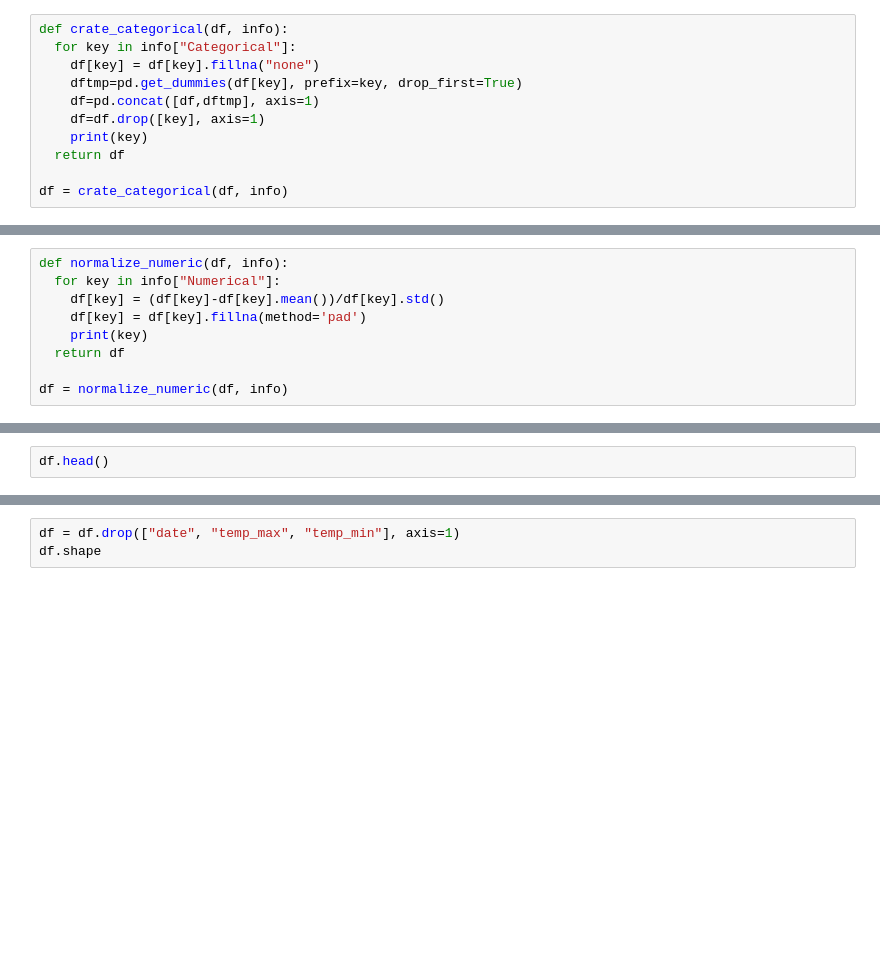
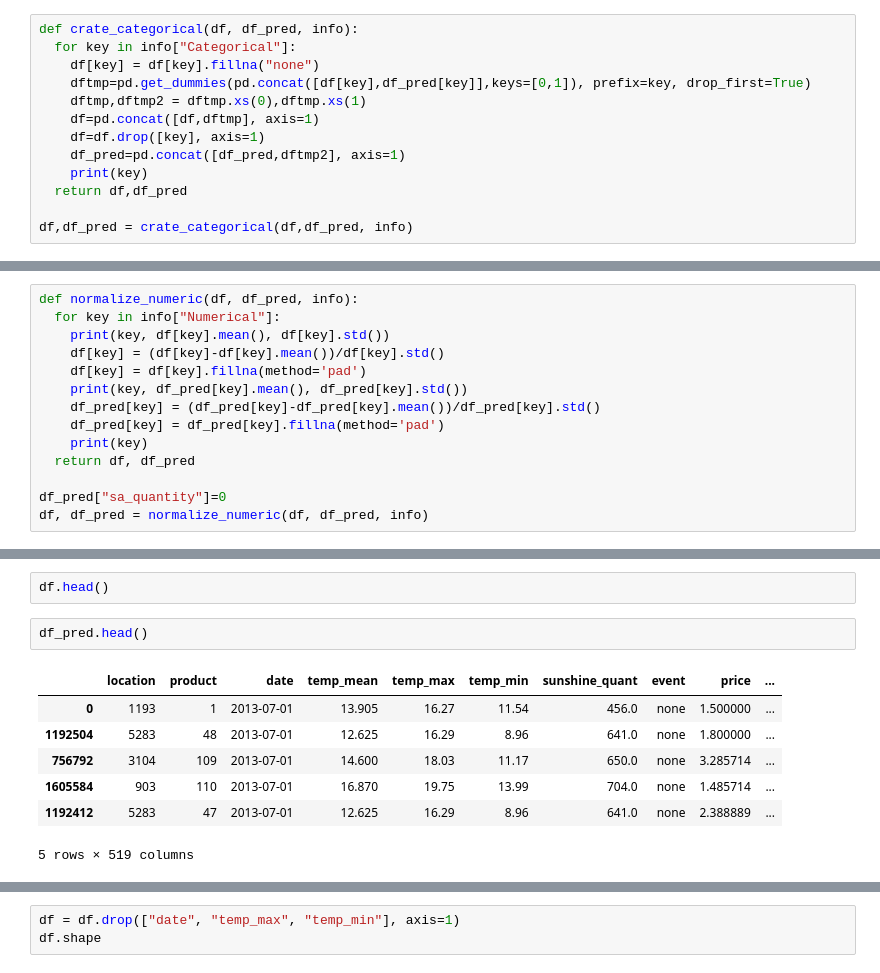
Before and after one commit to Infinity0106/jda_challenge, a Jupyter notebook: server/Untitled.ipynb, the cells around one changed output, grey strips where cells are left out. Saved outputs shown, nothing was run; the diff lists cells and outputs as text; blank space fills up the shorter version.

```diff
--- a/server/Untitled.ipynb
+++ b/server/Untitled.ipynb
@@ -129,27 +150,34 @@ info = validate_key(df, config)
 # %% [output]
 key not existent test
 # %%
-def crate_categorical(df, info):
+def crate_categorical(df, df_pred, info):
   for key in info["Categorical"]:
     df[key] = df[key].fillna("none")
-    dftmp=pd.get_dummies(df[key], prefix=key, drop_first=True)
+    dftmp=pd.get_dummies(pd.concat([df[key],df_pred[key]],keys=[0,1]), prefix=key, drop_first=True)
+    dftmp,dftmp2 = dftmp.xs(0),dftmp.xs(1)
     df=pd.concat([df,dftmp], axis=1)
     df=df.drop([key], axis=1)
+    df_pred=pd.concat([df_pred,dftmp2], axis=1)
     print(key)
-  return df
+  return df,df_pred
 
-df = crate_categorical(df, info)
+df,df_pred = crate_categorical(df,df_pred, info)
 # %% [output]
 location
 product
 event
 # %%
-def normalize_numeric(df, info):
+def normalize_numeric(df, df_pred, info):
   for key in info["Numerical"]:
+    print(key, df[key].mean(), df[key].std())
     df[key] = (df[key]-df[key].mean())/df[key].std()
     df[key] = df[key].fillna(method='pad')
+    print(key, df_pred[key].mean(), df_pred[key].std())
+    df_pred[key] = (df_pred[key]-df_pred[key].mean())/df_pred[key].std()
+    df_pred[key] = df_pred[key].fillna(method='pad')
     print(key)
-  return df
+  return df, df_pred
 
-df = normalize_numeric(df, info)
+df_pred["sa_quantity"]=0
+df, df_pred = normalize_numeric(df, df_pred, info)
 # %% [output]
@@ -159,6 +195,16 @@ sunshine_quant
 price
 # %%
 df.head()
+# %%
+df_pred.head()
+# %% [output]
+|  | location | product | date | temp_mean | temp_max | temp_min | sunshine_quant | event | price | ... |
+| 0 | 1193 | 1 | 2013-07-01 | 13.905 | 16.27 | 11.54 | 456.0 | none | 1.500000 | ... |
+| 1192504 | 5283 | 48 | 2013-07-01 | 12.625 | 16.29 | 8.96 | 641.0 | none | 1.800000 | ... |
+| 756792 | 3104 | 109 | 2013-07-01 | 14.600 | 18.03 | 11.17 | 650.0 | none | 3.285714 | ... |
+| 1605584 | 903 | 110 | 2013-07-01 | 16.870 | 19.75 | 13.99 | 704.0 | none | 1.485714 | ... |
+| 1192412 | 5283 | 47 | 2013-07-01 | 12.625 | 16.29 | 8.96 | 641.0 | none | 2.388889 | ... |
+5 rows × 519 columns
 # %%
 df.isna().sum()
 # %% [output]
```
Also changed, not shown: parts of 14 cells of this notebook, 5 other files.
